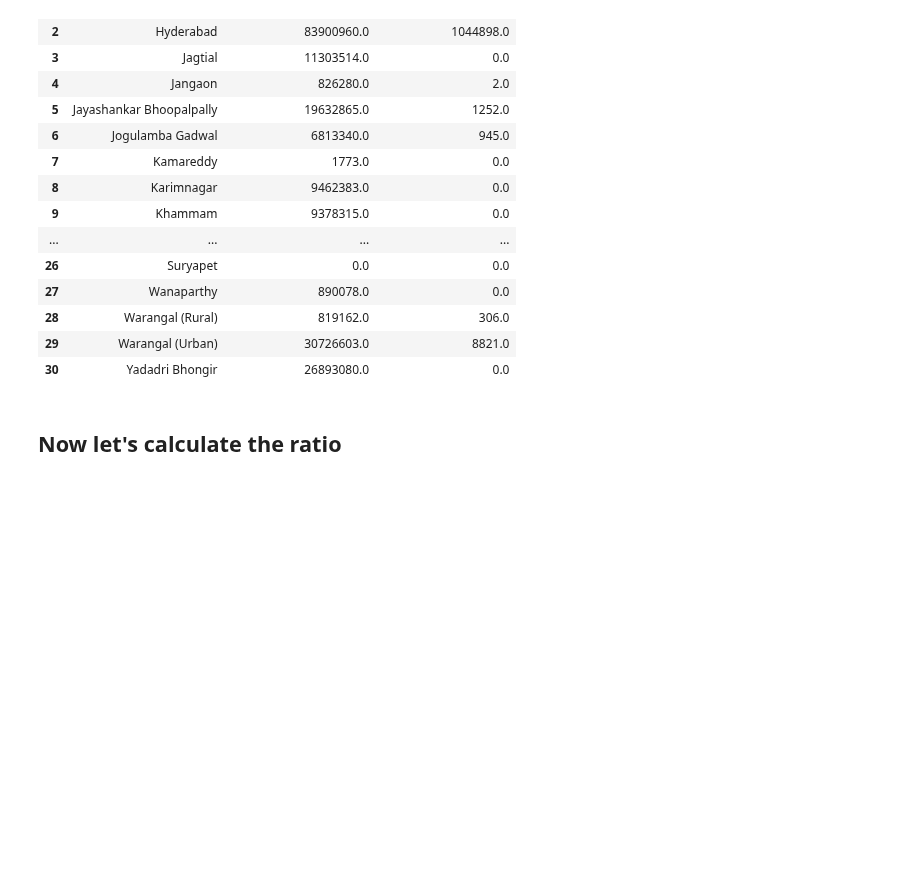
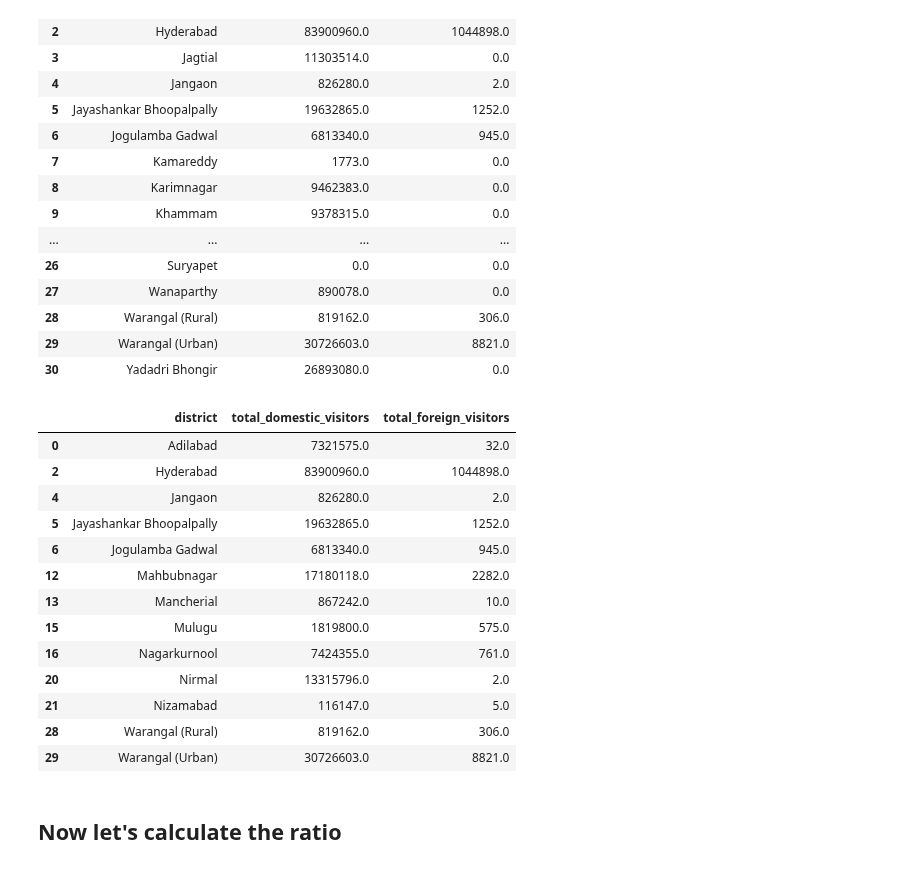
Before and after one commit to sourabhms66/Tourism_Revenue, a Jupyter notebook: codes.ipynb, the cells around one changed output. Cells and saved outputs as stored; diff of their text form; code cells hidden in the pictures; blank space fills up the shorter version.

```diff
--- a/codes.ipynb
+++ b/codes.ipynb
@@ -754,2 +758,19 @@ combined_total_visitors = domestic_district_wise.merge(foreign_district_wise,on=
+# %%
+combined_total_visitors
+# %% [output]
+|  | district | total_domestic_visitors | total_foreign_visitors |
+| 0 | Adilabad | 7321575.0 | 32.0 |
+| 2 | Hyderabad | 83900960.0 | 1044898.0 |
+| 4 | Jangaon | 826280.0 | 2.0 |
+| 5 | Jayashankar Bhoopalpally | 19632865.0 | 1252.0 |
+| 6 | Jogulamba Gadwal | 6813340.0 | 945.0 |
+| 12 | Mahbubnagar | 17180118.0 | 2282.0 |
+| 13 | Mancherial | 867242.0 | 10.0 |
+| 15 | Mulugu | 1819800.0 | 575.0 |
+| 16 | Nagarkurnool | 7424355.0 | 761.0 |
+| 20 | Nirmal | 13315796.0 | 2.0 |
+| 21 | Nizamabad | 116147.0 | 5.0 |
+| 28 | Warangal (Rural) | 819162.0 | 306.0 |
+| 29 | Warangal (Urban) | 30726603.0 | 8821.0 |
 # %% [markdown]
 ## Now let's calculate the ratio
```
Also changed, not shown: parts of 15 cells of this notebook.
